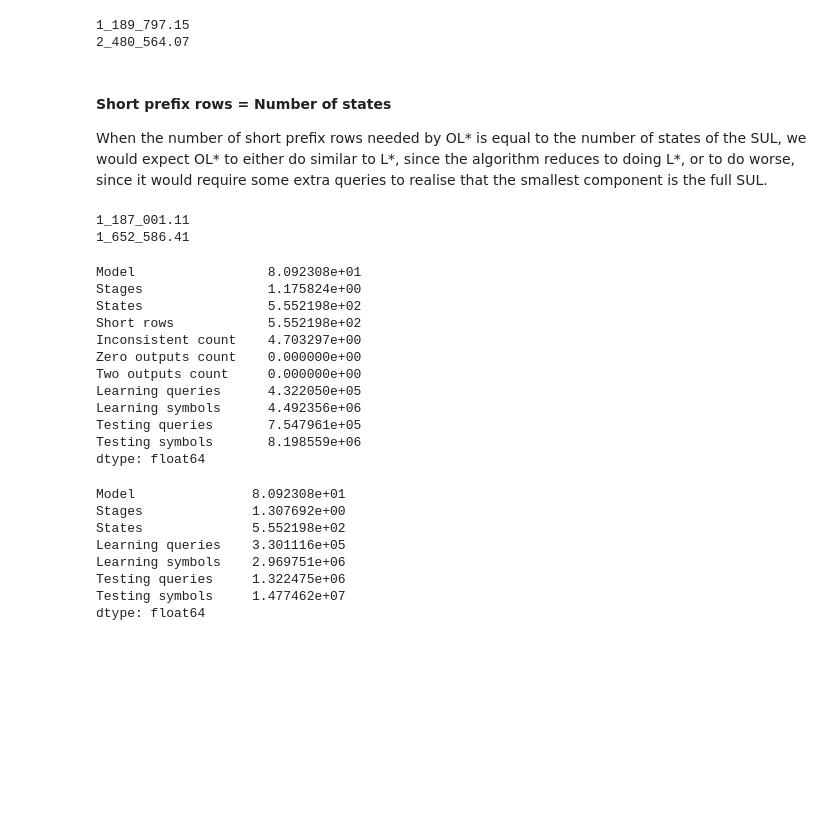
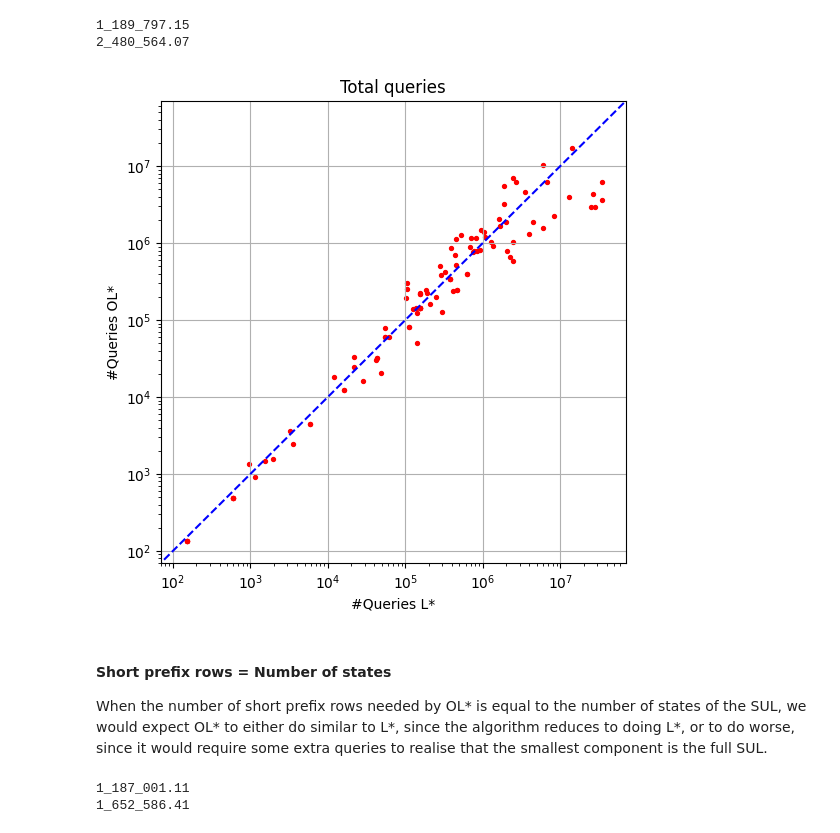
Before and after one commit to SCRK16/OLStar, a Jupyter notebook: code/python/analysis.ipynb, the cells around one changed output. Cells and saved outputs as stored; diff of their text form; code cells hidden in the pictures; blank space fills up the shorter version.

```diff
--- a/code/python/analysis.ipynb
+++ b/code/python/analysis.ipynb
@@ -95,6 +139,10 @@ print(f"{total_queries(short_lstar).mean():_.2f}")
 # %% [output]
 1_189_797.15
 2_480_564.07
+# %%
+plot_queries(short_lstar, short_olstar)
+# %% [output]
+[figure, added]
 # %% [markdown]
 #### Short prefix rows = Number of states
 
@@ -105,31 +153,6 @@ equal_lstar = data_lstar[data_olstar["Short rows"] == data_olstar["States"]]
 
 print(f"{total_queries(equal_olstar).mean():_.2f}")
 print(f"{total_queries(equal_lstar).mean():_.2f}")
-
-equal_olstar.mean()
 # %% [output]
 1_187_001.11
 1_652_586.41
-Model                 8.092308e+01
-Stages                1.175824e+00
-States                5.552198e+02
-Short rows            5.552198e+02
-Inconsistent count    4.703297e+00
-Zero outputs count    0.000000e+00
-Two outputs count     0.000000e+00
-Learning queries      4.322050e+05
-Learning symbols      4.492356e+06
-Testing queries       7.547961e+05
-Testing symbols       8.198559e+06
-dtype: float64
-# %%
-equal_lstar.mean()
-# %% [output]
-Model               8.092308e+01
-Stages              1.307692e+00
-States              5.552198e+02
-Learning queries    3.301116e+05
-Learning symbols    2.969751e+06
-Testing queries     1.322475e+06
-Testing symbols     1.477462e+07
-dtype: float64
```
Also changed, not shown: parts of 12 cells of this notebook.
